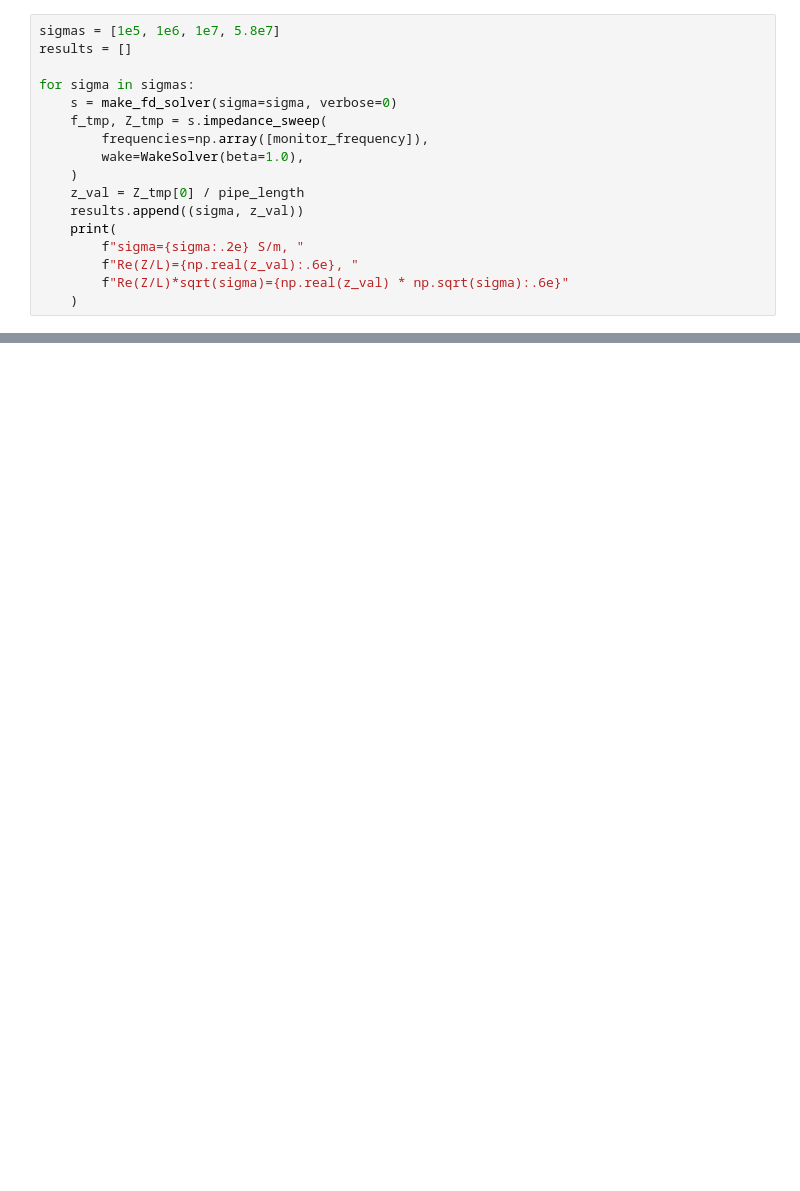
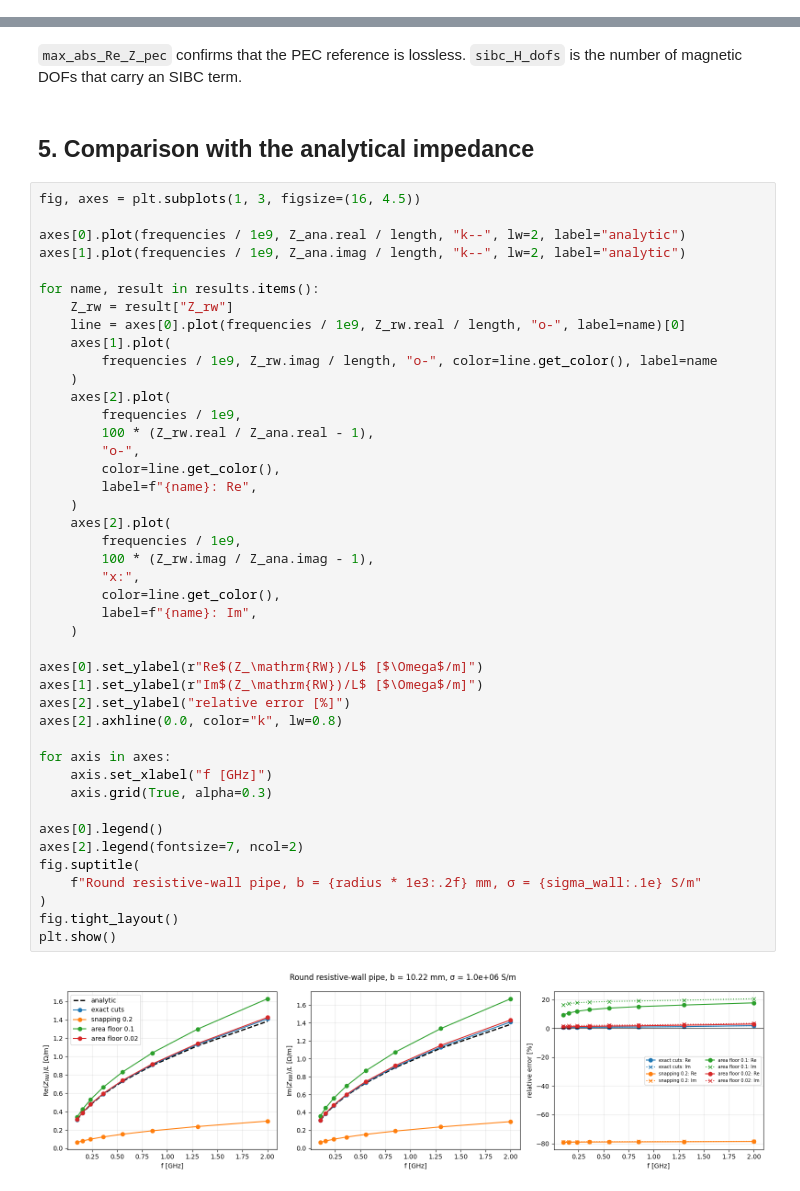
Before and after one commit to hschreib-tet/Wakis, a Jupyter notebook: notebooks/wakis_fd_round_resistive_wall_validation.ipynb, the cells around one changed output, grey strips where cells are left out. Cells and saved outputs as stored; diff of their text form; blank space fills up the shorter version.

```diff
--- a/notebooks/wakis_fd_round_resistive_wall_validation.ipynb
+++ b/notebooks/wakis_fd_round_resistive_wall_validation.ipynb
@@ -259,17 +0,0 @@ We therefore sweep a few conductivities and monitor the impedance at 1 GHz.
-# %%
-sigmas = [1e5, 1e6, 1e7, 5.8e7]
-results = []
-
-for sigma in sigmas:
-    s = make_fd_solver(sigma=sigma, verbose=0)
-    f_tmp, Z_tmp = s.impedance_sweep(
-        frequencies=np.array([monitor_frequency]),
-        wake=WakeSolver(beta=1.0),
-    )
-    z_val = Z_tmp[0] / pipe_length
-    results.append((sigma, z_val))
-    print(
-        f"sigma={sigma:.2e} S/m, "
-        f"Re(Z/L)={np.real(z_val):.6e}, "
-        f"Re(Z/L)*sqrt(sigma)={np.real(z_val) * np.sqrt(sigma):.6e}"
-    )
@@ -286,0 +268,50 @@ print(monitor)
+# %% [markdown]
+`max_abs_Re_Z_pec` confirms that the PEC reference is lossless. `sibc_H_dofs` is the number of
+magnetic DOFs that carry an SIBC term.
+# %% [markdown]
+## 5. Comparison with the analytical impedance
+# %%
+fig, axes = plt.subplots(1, 3, figsize=(16, 4.5))
+
+axes[0].plot(frequencies / 1e9, Z_ana.real / length, "k--", lw=2, label="analytic")
+axes[1].plot(frequencies / 1e9, Z_ana.imag / length, "k--", lw=2, label="analytic")
+
+for name, result in results.items():
+    Z_rw = result["Z_rw"]
+    line = axes[0].plot(frequencies / 1e9, Z_rw.real / length, "o-", label=name)[0]
+    axes[1].plot(
+        frequencies / 1e9, Z_rw.imag / length, "o-", color=line.get_color(), label=name
+    )
+    axes[2].plot(
+        frequencies / 1e9,
+        100 * (Z_rw.real / Z_ana.real - 1),
+        "o-",
+        color=line.get_color(),
+        label=f"{name}: Re",
+    )
+    axes[2].plot(
+        frequencies / 1e9,
+        100 * (Z_rw.imag / Z_ana.imag - 1),
+        "x:",
+        color=line.get_color(),
+        label=f"{name}: Im",
+    )
+
+axes[0].set_ylabel(r"Re$(Z_\mathrm{RW})/L$ [$\Omega$/m]")
+axes[1].set_ylabel(r"Im$(Z_\mathrm{RW})/L$ [$\Omega$/m]")
+axes[2].set_ylabel("relative error [%]")
+axes[2].axhline(0.0, color="k", lw=0.8)
+
+for axis in axes:
+    axis.set_xlabel("f [GHz]")
+    axis.grid(True, alpha=0.3)
+
+axes[0].legend()
+axes[2].legend(fontsize=7, ncol=2)
+fig.suptitle(
+    f"Round resistive-wall pipe, b = {radius * 1e3:.2f} mm, σ = {sigma_wall:.1e} S/m"
+)
+fig.tight_layout()
+plt.show()
+# %% [output]
+[figure, added]
```
Also changed, not shown: parts of 32 cells of this notebook, 1 other file.
